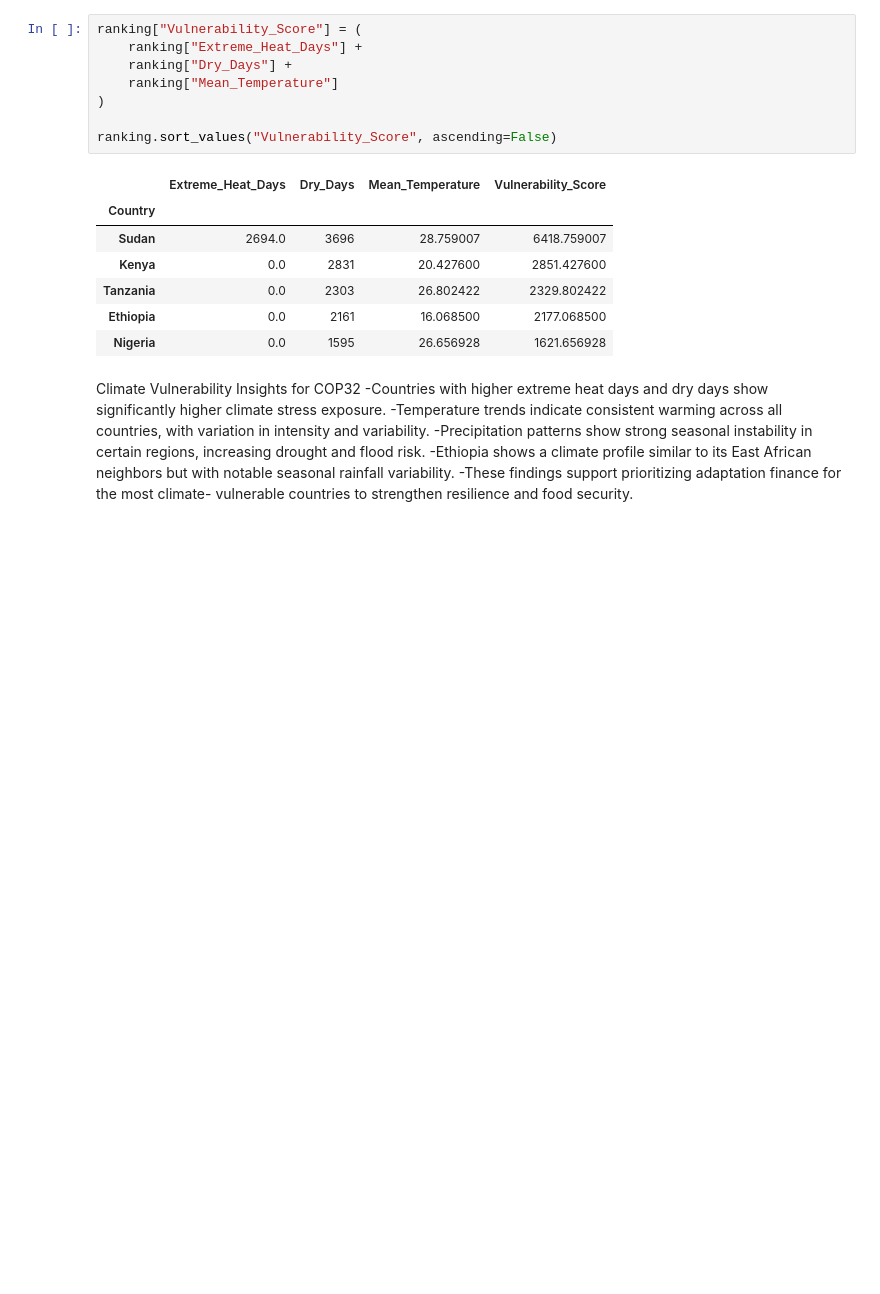
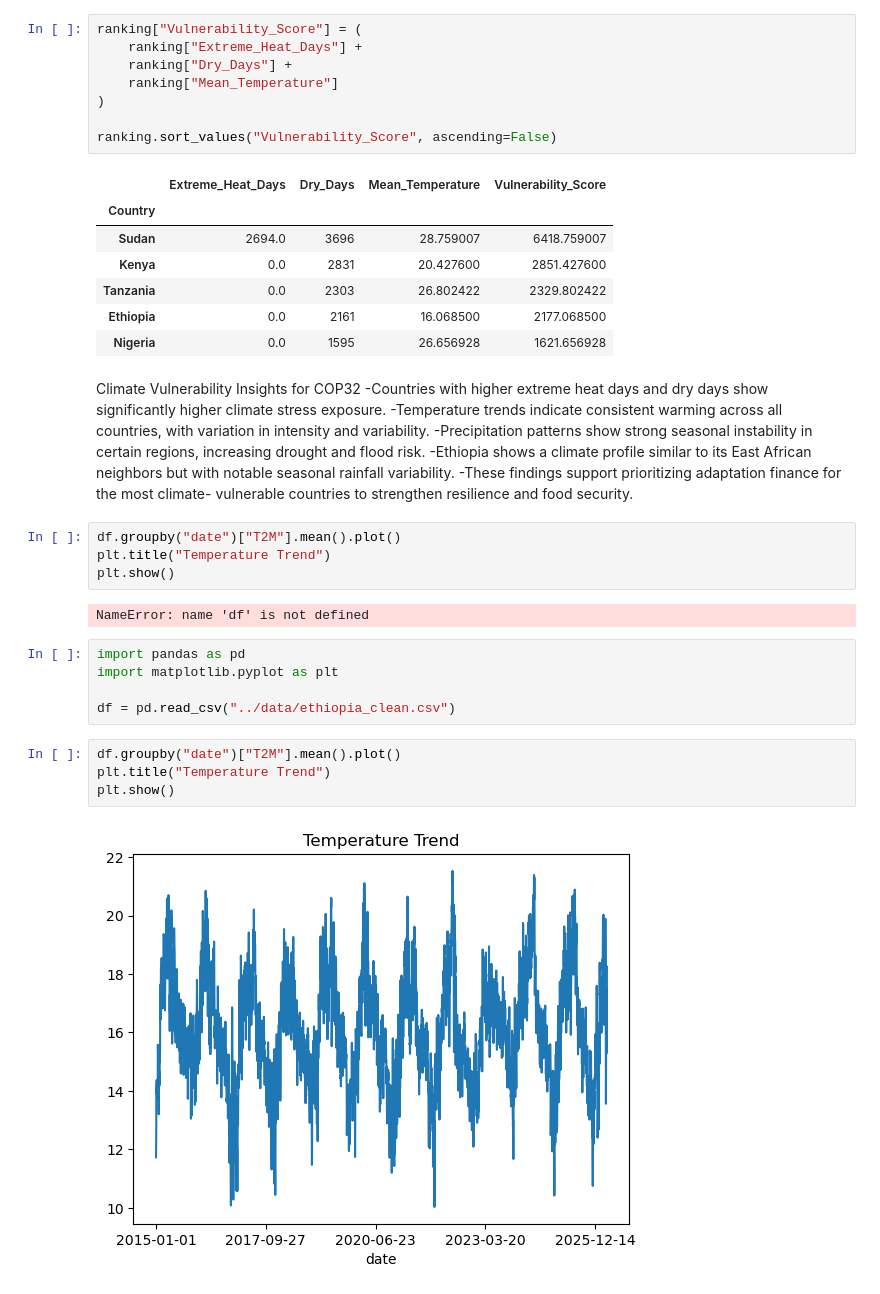
Before and after one commit to emuemuye/climate-challenge-week0, a Jupyter notebook: notebooks/ethiopia_eda.ipynb, the cells around one changed output. Drawn from its saved outputs; the diff is of its cells as text; blank space fills up the shorter version.

```diff
--- a/notebooks/ethiopia_eda.ipynb
+++ b/notebooks/ethiopia_eda.ipynb
@@ -487,3 +487,20 @@ Climate Vulnerability Insights for COP32
 -Precipitation patterns show strong seasonal instability in certain regions,         increasing drought and flood risk.
 -Ethiopia shows a climate profile similar to its East African neighbors but with     notable seasonal rainfall variability.
 -These findings support prioritizing adaptation finance for the most climate-        vulnerable countries to strengthen resilience and food security.
+# %%
+df.groupby("date")["T2M"].mean().plot()
+plt.title("Temperature Trend")
+plt.show()
+# %% [output]
+NameError: name 'df' is not defined
+# %%
+import pandas as pd
+import matplotlib.pyplot as plt
+
+df = pd.read_csv("../data/ethiopia_clean.csv")
+# %%
+df.groupby("date")["T2M"].mean().plot()
+plt.title("Temperature Trend")
+plt.show()
+# %% [output]
+[figure, added]
```
Also changed, not shown: parts of 6 cells of this notebook, 1 other file.
